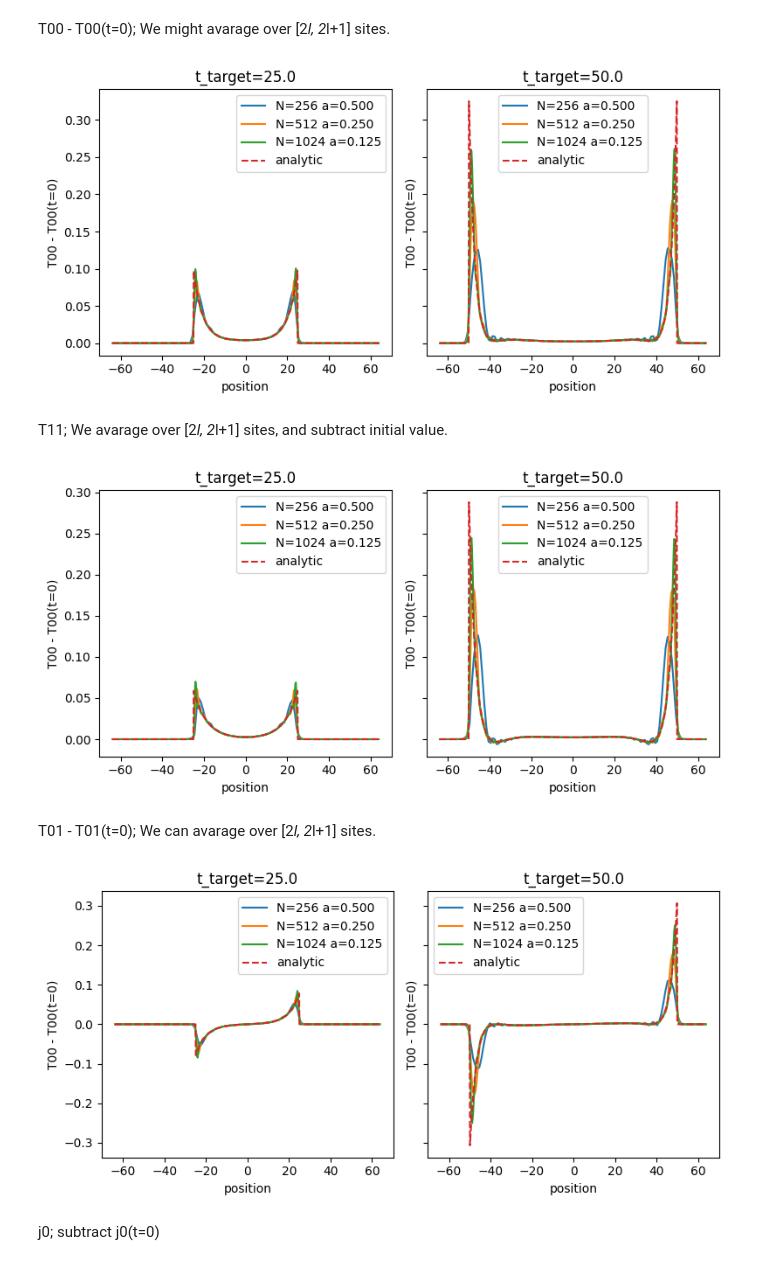
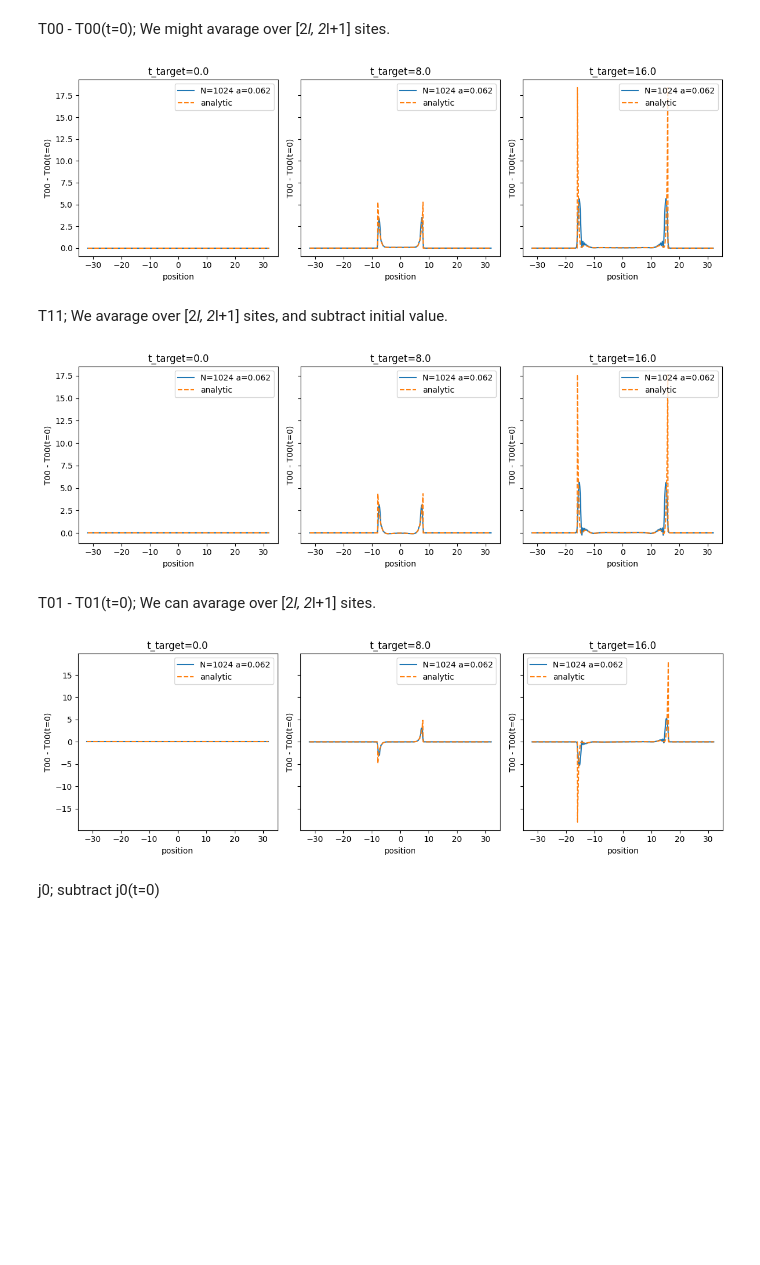
Before and after one commit to marekrams/jffs, a Jupyter notebook: plot_evolution_test_zero_mass.ipynb, the cells around one changed output. Saved outputs shown, nothing was run; the diff lists cells and outputs as text; code cells hidden in the pictures; blank space fills up the shorter version.

```diff
--- a/plot_evolution_test_zero_mass.ipynb
+++ b/plot_evolution_test_zero_mass.ipynb
@@ -6,17 +6,17 @@ from run_evolution import folder_evol
 from analytical_results import fT00, fT01, fT11, fj0, fj1, fnu, fLn
 from ploting import plot_comparison
 # %%
-g = 1 / 5
+g = 1
 v, Q = 1, 1
-D0, D, tol, method = 64, 64, 1e-6, '2site'
+D0, D, tol, method = 512, 512, 1e-6, '12site'
 #
 ms = [0 * g]
-Nas =  [(256, 0.5), (512, 0.25), (1024, 0.125)]
+Nas =  [(1024, 0.0625)]
 
 data = {}
 
 for m in ms:
     for N, a in Nas:
-        dt = a / 4
+        dt = 1 / 16
         folder = folder_evol(g, m, a, N, v, Q, D0, dt, D, tol, method)
-        data[m, N, a] = np.load(folder / f"results.npy", allow_pickle=True).item()
+        data[m, N, a, D, dt] = np.load(folder / f"results.npy", allow_pickle=True).item()
@@ -24,23 +31,23 @@ for m in ms:
 T00 - T00(t=0);  We might avarage over [2*l, 2*l+1] sites.
 # %%
 m = 0
-plot_comparison("T00", [25, 50], data, Nas, m, g, f_analytic=fT00, subtract_t0=True, avarage_nn=True)
+plot_comparison("T00", [0, 8, 16], data, Nas, m, g, D, dt, f_analytic=fT00, subtract_t0=True, avarage_nn=True)
 # %% [output]
-[figure, old version]
+[figure, new version]
 # %% [markdown]
 T11; We avarage over [2*l, 2*l+1] sites, and subtract initial value.
 # %%
 m = 0
-plot_comparison("T11", [25, 50], data, Nas, m, g, f_analytic=fT11, subtract_t0=True, avarage_nn=True)
+plot_comparison("T11", [0, 8, 16], data, Nas, m, g, D, dt, f_analytic=fT11, subtract_t0=True, avarage_nn=True)
 # %% [output]
-[figure, old version]
+[figure, new version]
 # %% [markdown]
 T01 - T01(t=0); We can avarage over [2*l, 2*l+1] sites.
 # %%
 m = 0
-plot_comparison("T01", [25, 50], data, Nas, m, g, f_analytic=fT01, subtract_t0=True, avarage_nn=True)
+plot_comparison("T01", [0, 8, 16], data, Nas, m, g, D, dt, f_analytic=fT01, subtract_t0=True, avarage_nn=True)
 # %% [output]
-[figure, old version]
+[figure, new version]
 # %% [markdown]
 j0; subtract j0(t=0)
 # %%
```
Also changed, not shown: parts of 17 cells of this notebook, 30 other files.
